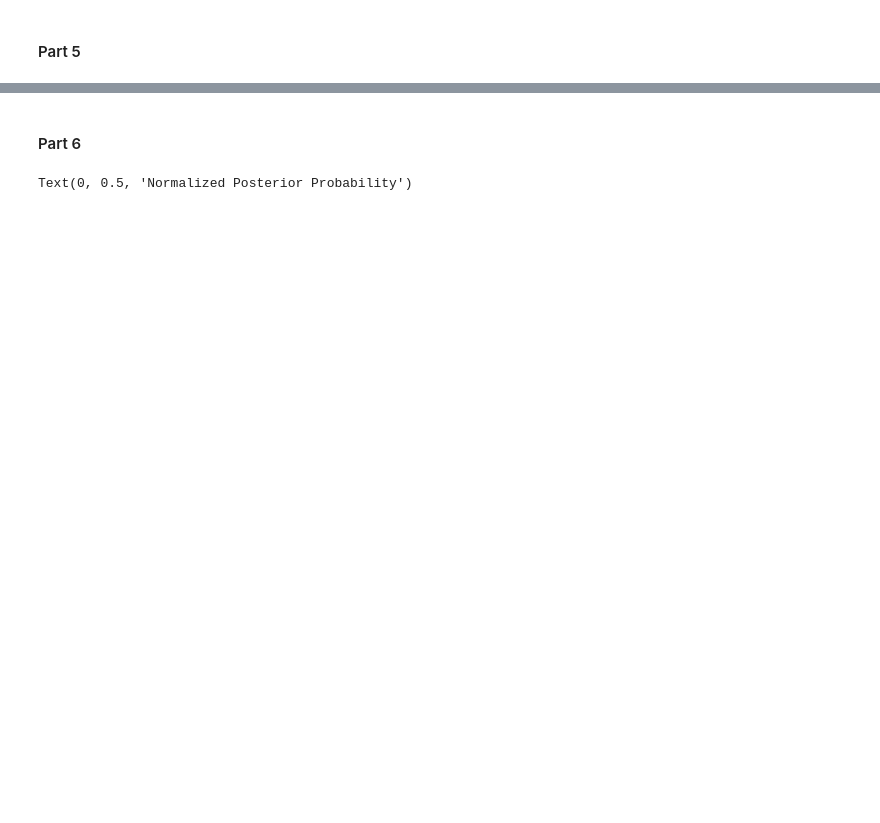
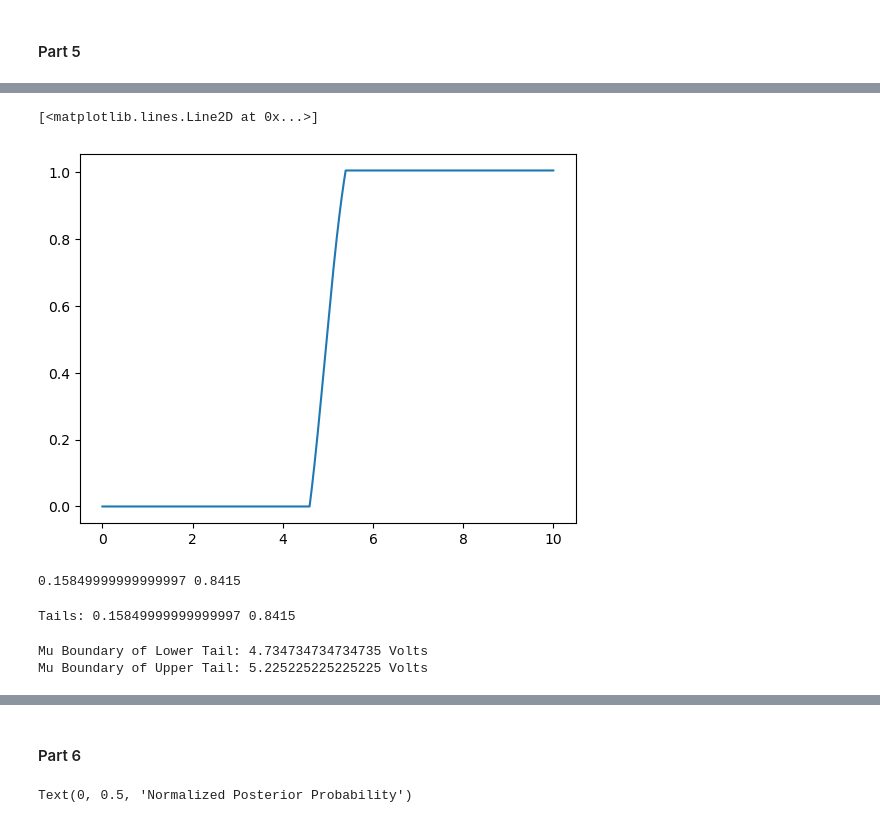
Before and after one commit to VanderbiltAstronomy/astr_8070_s24, a Jupyter notebook: coursework/student_folders/Ryan_Nowicki/vu_astr8070_s24_hw4_RyanNowicki.ipynb, the cells around one changed output, grey strips where cells are left out. Saved outputs shown, nothing was run; the diff lists cells and outputs as text; code cells hidden in the pictures; blank space fills up the shorter version.

```diff
--- a/coursework/student_folders/Ryan_Nowicki/vu_astr8070_s24_hw4_RyanNowicki.ipynb
+++ b/coursework/student_folders/Ryan_Nowicki/vu_astr8070_s24_hw4_RyanNowicki.ipynb
@@ -258,2 +276,30 @@ Text(0, 0.5, 'Normalized Posterior Probability')
 # %%
 #sampling the posterior and computing the credible region
+
+#using np.cumsum to make cdf of this posterior
+post_cdf_4to5 = np.cumsum(post_4to5)
+
+#plotting for my own sanity
+plt.plot(mugrid, post_cdf_4to5)
+# %% [output]
+[<matplotlib.lines.Line2D at 0x...>]
+[figure, added]
+# %%
+#Equal tailed credible region cutoffs determined by X% credible region we are looking for
+Xcr = 0.683 #setting the credible region we want
+
+#setting the equal tails
+low_tail = 0 + ((1-Xcr)/2)
+high_tail = 1 - ((1-Xcr)/2)
+print(low_tail,high_tail)
+
+#finding the credible region by excluding points not in the region after we scaled the cdf to a percentage
+credreg_4to5 = []        #empty array to hold the values of the cdf in credible region
+credreg_mus_4to5 = []    #empty array to hold the values of the mus in credible region
+for i in range(len(post_cdf_4to5)):
+    if post_cdf_4to5[i]>=low_tail and post_cdf_4to5[i]<=high_tail:
+        credreg_index = i
+        credreg.append(post_cdf)
+        credreg_mus.append(credreg_index)
+# %% [output]
+0.15849999999999997 0.8415
@@ -259,0 +323,15 @@ Text(0, 0.5, 'Normalized Posterior Probability')
+# %%
+#computing credible region using function I built
+credregion_4to5 = credregion(cdf=post_cdf_4to5, X=0.683)
+# %% [output]
+Tails: 0.15849999999999997 0.8415
+# %%
+#getting low and high end of credible region
+cred_mu_low_4to5 = mugrid[credregion_4to5[1][0]]
+cred_mu_high_4to5 = mugrid[credregion_4to5[1][-1]]
+
+print('Mu Boundary of Lower Tail:',cred_mu_low_4to5, 'Volts')
+print('Mu Boundary of Upper Tail:',cred_mu_high_4to5, 'Volts')
+# %% [output]
+Mu Boundary of Lower Tail: 4.734734734734735 Volts
+Mu Boundary of Upper Tail: 5.225225225225225 Volts
```
Also changed, not shown: parts of 43 cells of this notebook.
